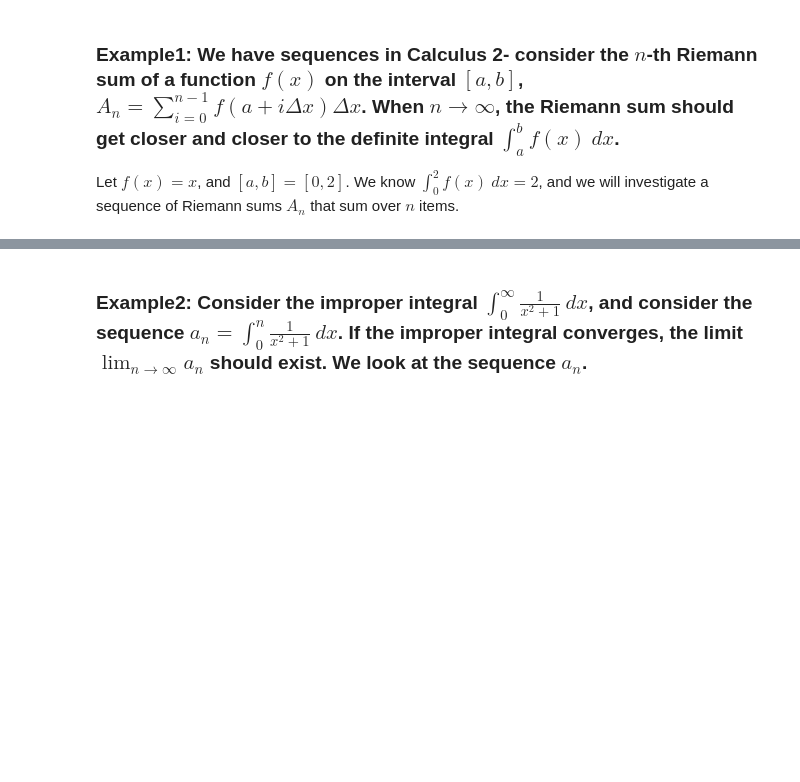
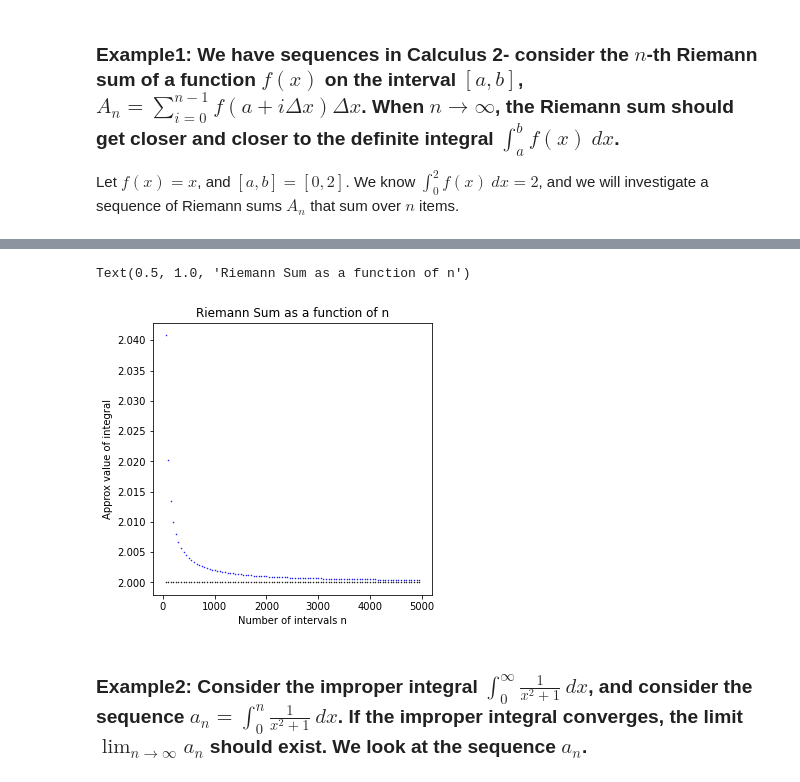
Before and after one commit to yajuna/126python, a Jupyter notebook: week1_sequences_series.ipynb, the cells around one changed output, grey strips where cells are left out. Drawn from its saved outputs; the diff is of its cells as text; code cells hidden in the pictures; blank space fills up the shorter version.

Commit message:
change line width in plots

```diff
--- a/week1_sequences_series.ipynb
+++ b/week1_sequences_series.ipynb
@@ -54,11 +64,14 @@ Rsums = [riemann(f,0,2,n, endpoint = 0) for n in steps]
 # %%
 # visualize
 plt.figure(figsize=(5,5))
-plt.plot(steps,Rsums,'b.',markersize=10)
-plt.plot(steps,2*np.ones(len(steps)),'k.',markersize=5)
+plt.plot(steps,Rsums,'b.',markersize=1)
+plt.plot(steps,2*np.ones(len(steps)),'k.',markersize=1)
 plt.xlabel('Number of intervals n')
 plt.ylabel('Approx value of integral')
 plt.title('Riemann Sum as a function of n')
+# %% [output]
+Text(0.5, 1.0, 'Riemann Sum as a function of n')
+[figure, added]
 # %% [markdown]
 ### Example2: Consider the improper integral $\int^{\infty}_0\frac{1}{x^2+1}\ dx$, and consider the sequence $a_n=\int^n_0\frac{1}{x^2+1}\ dx$. If the improper integral converges, the limit $\lim_{n\to\infty}a_n$ should exist. We look at the sequence $a_n$.
 # %%
```
Also changed, not shown: parts of 8 cells of this notebook.
